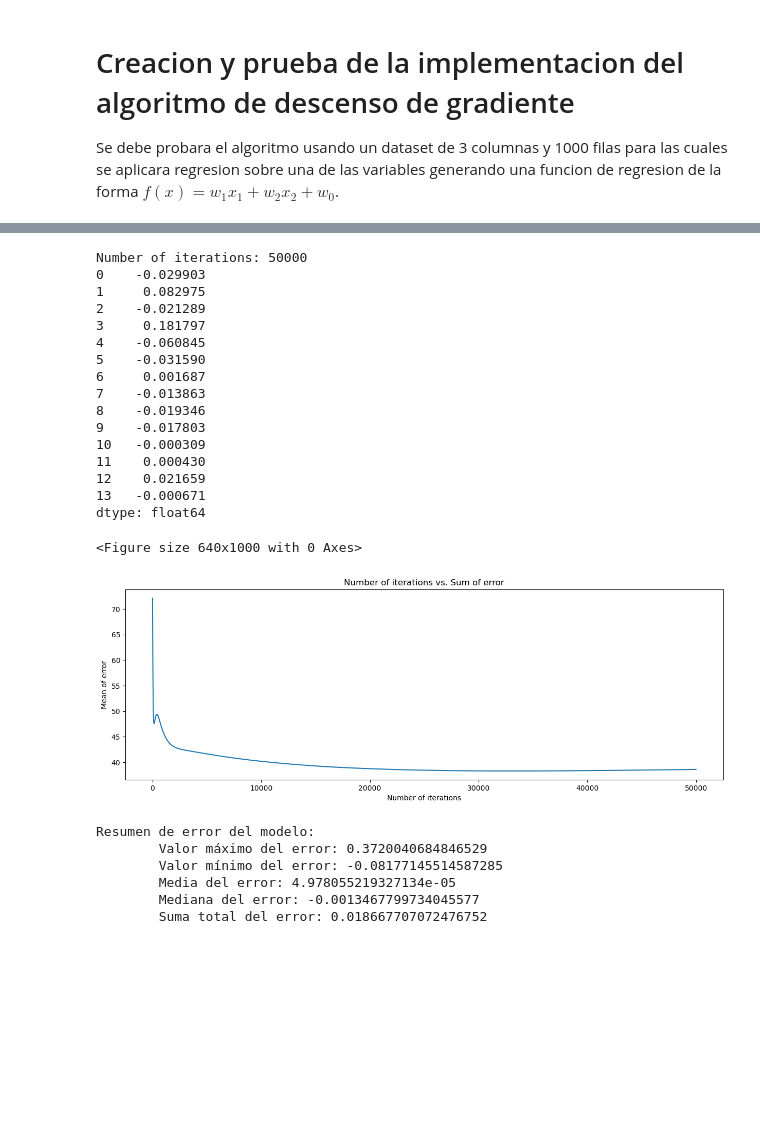
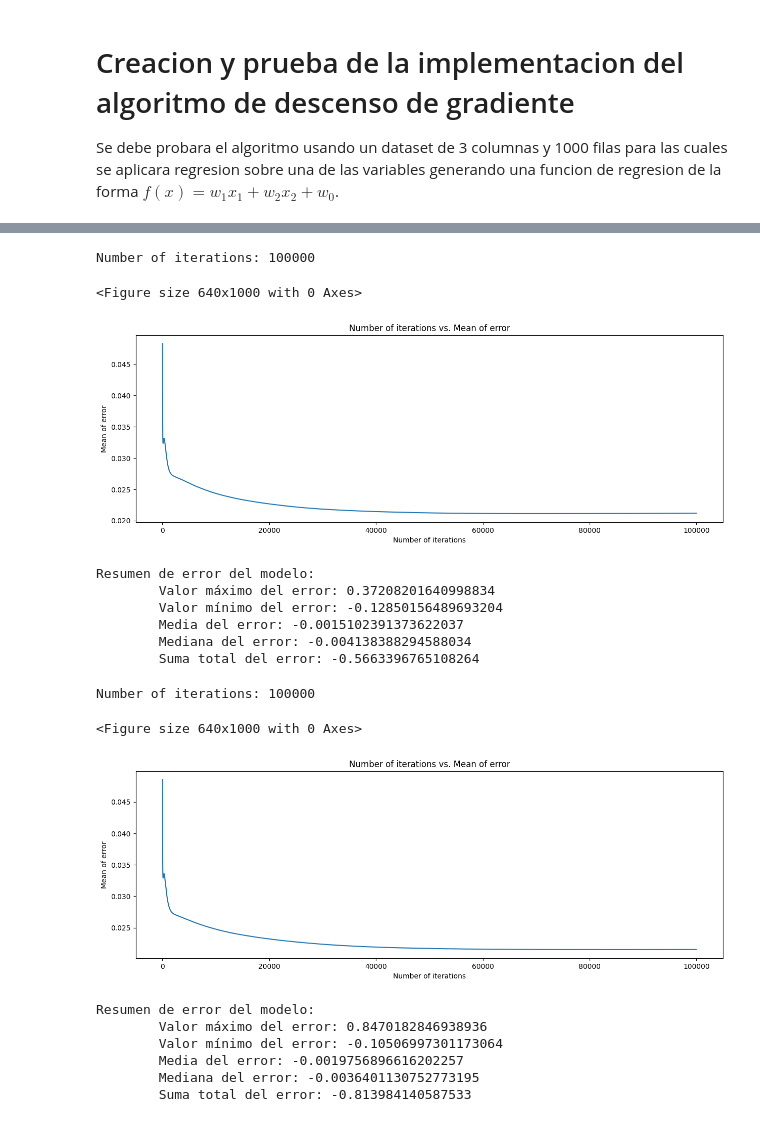
Before and after one commit to danielrobapaz/CI5438-Proyecto1, a Jupyter notebook: testing.ipynb, the cells around one changed output, grey strips where cells are left out. Saved outputs shown, nothing was run; the diff lists cells and outputs as text; code cells hidden in the pictures; blank space fills up the shorter version.

```diff
--- a/testing.ipynb
+++ b/testing.ipynb
@@ -44,51 +40,70 @@ dtype: float64
 <Figure size 640x1000 with 0 Axes>
 [figure]
+# %%
+df_not_null_norm = pd.read_csv('datasets/CarDekho_not_null_normalize.csv')
+makers = list(df_not_null_norm['Make'].unique())
+fuel_types = list(df_not_null_norm['Fuel Type'].unique())
+owners = list(df_not_null_norm['Owner'].unique())
+max_iter = 100000
 # %%
-df_not_null_norm = pd.read_csv('datasets/CarDekho_not_null_normalize.csv')
+## usando las variables de ejemplo dadas con el dataset normalizado sin nulos
 df_not_null_cat_norm = pd.read_csv('datasets/CarDekho_not_null_cat_norm.csv')
 dep_var = 'Price'
-makers = list(df_not_null_norm['Make'].unique())
-fuel_types = list(df_not_null_norm['Fuel Type'].unique())
-owners = list(df_not_null_norm['Owner'].unique())
-ind_vars = ['Year', 'Kilometer', 'Fuel Tank Capacity', 'Seating Capacity','Manual', 'Automatic'] + fuel_types
+ind_vars = ['Year', 'Kilometer', 'Fuel Tank Capacity', 'Seating Capacity','Manual', 'Automatic'] + fuel_types + owners + makers
 x_train, x_test, y_train, y_test = train_test_split(df_not_null_cat_norm[ind_vars], df_not_null_cat_norm[dep_var], test_size=0.2, random_state=0)
 
 train_set = pd.DataFrame()
 train_set[dep_var] = y_train
 train_set[ind_vars] = x_train
 
 model_not_null = Prediction_model(training_set=train_set,
                                   dep_var=dep_var,
                                   ind_vars=ind_vars)
 
-model_not_null.train_model(max_iter=50000)
+model_not_null.train_model(max_iter=max_iter)
 
 test_set = pd.DataFrame()
 test_set[dep_var] = y_test
 test_set[ind_vars] = x_test
 model_not_null.test_model(test_set=test_set)
 # %% [output]
-Number of iterations: 50000
-0    -0.029903
-1     0.082975
-2    -0.021289
-3     0.181797
-4    -0.060845
-5    -0.031590
-6     0.001687
-7    -0.013863
-8    -0.019346
-9    -0.017803
-10   -0.000309
-11    0.000430
-12    0.021659
-13   -0.000671
-dtype: float64
+Number of iterations: 100000
 <Figure size 640x1000 with 0 Axes>
-[figure, old version]
+[figure, new version]
 Resumen de error del modelo:
-        Valor máximo del error: 0.3720040684846529
-        Valor mínimo del error: -0.08177145514587285
-        Media del error: 4.978055219327134e-05
-        Mediana del error: -0.0013467799734045577
-        Suma total del error: 0.018667707072476752
+        Valor máximo del error: 0.37208201640998834
+        Valor mínimo del error: -0.12850156489693204
+        Media del error: -0.0015102391373622037
+        Mediana del error: -0.004138388294588034
+        Suma total del error: -0.5663396765108264
+# %%
+## usando las variables de ejemplo dadas con el dataset normalizado rellenando nulos
+df_fill_cat_norm = pd.read_csv('datasets/CarDekho_fill_cat_norm.csv')
+dep_var = 'Price'
+ind_vars = ['Year', 'Kilometer', 'Fuel Tank Capacity', 'Seating Capacity','Manual', 'Automatic'] + fuel_types + owners + makers
+x_train, x_test, y_train, y_test = train_test_split(df_fill_cat_norm[ind_vars], df_fill_cat_norm[dep_var], test_size=0.2, random_state=0)
+
+train_set = pd.DataFrame()
+train_set[dep_var] = y_train
+train_set[ind_vars] = x_train
+
+model_not_null = Prediction_model(training_set=train_set,
+                                  dep_var=dep_var,
+                                  ind_vars=ind_vars)
+
+model_not_null.train_model(max_iter=max_iter)
+
+test_set = pd.DataFrame()
+test_set[dep_var] = y_test
+test_set[ind_vars] = x_test
+model_not_null.test_model(test_set=test_set)
+# %% [output]
+Number of iterations: 100000
+<Figure size 640x1000 with 0 Axes>
+[figure, added]
+Resumen de error del modelo:
+        Valor máximo del error: 0.8470182846938936
+        Valor mínimo del error: -0.10506997301173064
+        Media del error: -0.0019756896616202257
+        Mediana del error: -0.0036401130752773195
+        Suma total del error: -0.813984140587533
```
Also changed, not shown: parts of 4 cells of this notebook, 6 other files.
